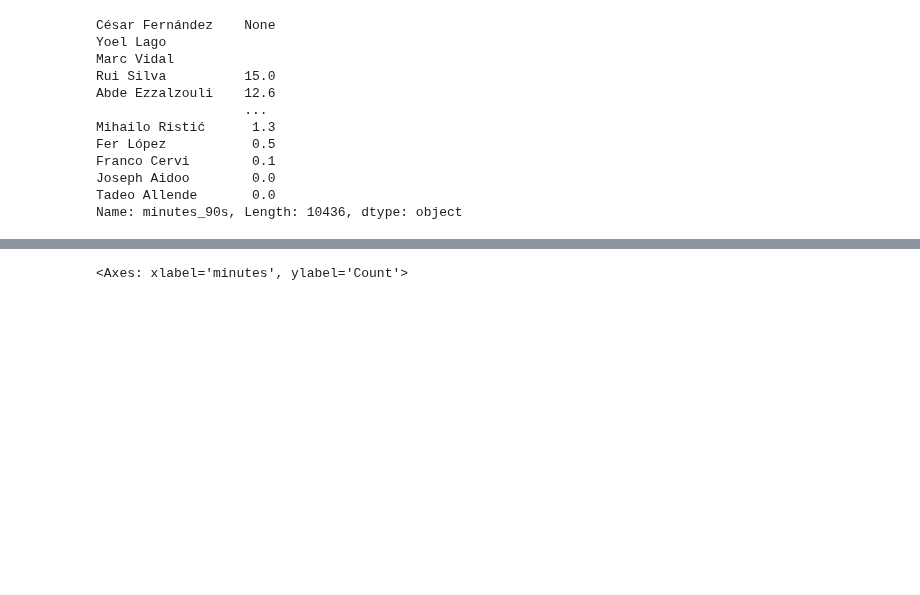
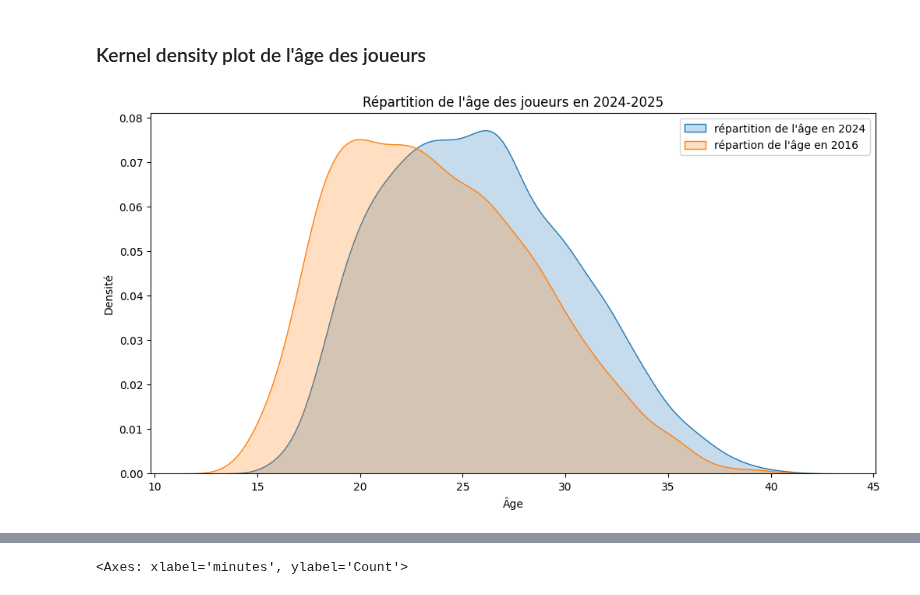
Before and after one commit to RiyadKT/Football-player-performance-prediction, a Jupyter notebook: data_visualisation.ipynb, the cells around one changed output, grey strips where cells are left out. Cells and saved outputs as stored; diff of their text form; code cells hidden in the pictures; blank space fills up the shorter version.

```diff
--- a/data_preprocessing.ipynb
+++ b/data_visualisation.ipynb
@@ -35,7 +5,26 @@ glossary.head()
 # %%
+import pickle,zlib,pandas as pd
+
 player_stats_fbref=pickle.loads(zlib.decompress(open('fbref_data/compressed_player_stats_fbref_1.bin','rb').read()))
 player_stats_fbref.update(pickle.loads(zlib.decompress(open('fbref_data/compressed_player_stats_fbref_2.bin','rb').read())))
 player_stats_fbref=pd.DataFrame(player_stats_fbref).transpose()
 player_stats_fbref=player_stats_fbref.sort_index(axis=1,ascending=False)
+na_player_stats_fbref=player_stats_fbref.isna()
 
 teams_fbref=pickle.load(open('fbref_data/teams_fbref.pkl','rb'))
+
+glossary=pd.read_csv('fbref_data/Glossaire_FBREF.csv')
+
+
+player_stats_tm=pd.DataFrame(pickle.load(open('tm_data/player_stats_tm.pkl','rb'))).transpose()
+
+
+
+transfer_history=pickle.load(open('tm_data/transfer_history.pkl','rb'))
+player_ratings=pd.read_csv('sf_data/player_ratings.csv',index_col=0)
+
+
+
+global_team_stats_fbref=pd.DataFrame(pickle.load(open('fbref_data/global_team_stats_fbref.pkl','rb'))).transpose()
+global_team_stats_fbref.columns=list(map(lambda s:f'{s}-{s+1}',global_team_stats_fbref.columns))
+na_global_team_stats=global_team_stats_fbref.isna()
@@ -130,16 +31,23 @@ Index(['age', 'team', 'country', 'comp_level', 'lg_finish', 'minutes_90s',
-# %%
-data['minutes_90s'] = dico_datas['2024-2025']['minutes_90s'].apply(lambda x: float(x) if type(x)==str and x!="" else x)
-data['minutes_90s']
-# %% [output]
-César Fernández    None
-Yoel Lago
-Marc Vidal
-Rui Silva          15.0
-Abde Ezzalzouli    12.6
-                   ...
-Mihailo Ristić      1.3
-Fer López           0.5
-Franco Cervi        0.1
-Joseph Aidoo        0.0
-Tadeo Allende       0.0
-Name: minutes_90s, Length: 10436, dtype: object
+# %% [markdown]
+### Kernel density plot de l'âge des joueurs
+# %%
+
+import matplotlib.pyplot as plt
+import seaborn as sns
+
+age_2024=list(filter(lambda x: type(x)==float,[player_stats_fbref.loc[player,'2024-2025']['age'] for player in player_stats_fbref.index if not(na_player_stats_fbref.loc[player,'2024-2025'])]))
+age_2016=list(filter(lambda x: type(x)==float,[player_stats_fbref.loc[player,'2016-2017']['age'] for player in player_stats_fbref.index if not(na_player_stats_fbref.loc[player,'2016-2017'])]))
+
+
+
+
+plt.figure(figsize=(12, 6))
+sns.kdeplot(age_2024, fill=True,label="répartition de l'âge en 2024")
+sns.kdeplot(age_2016, fill=True,label="répartion de l'âge en 2016")
+plt.title('Répartition de l\'âge des joueurs en 2024-2025')
+plt.xlabel('Âge')
+plt.ylabel('Densité')
+plt.legend()
+plt.show()
+# %% [output]
+[figure, added]
```
Also changed, not shown: parts of 17 cells of this notebook.
